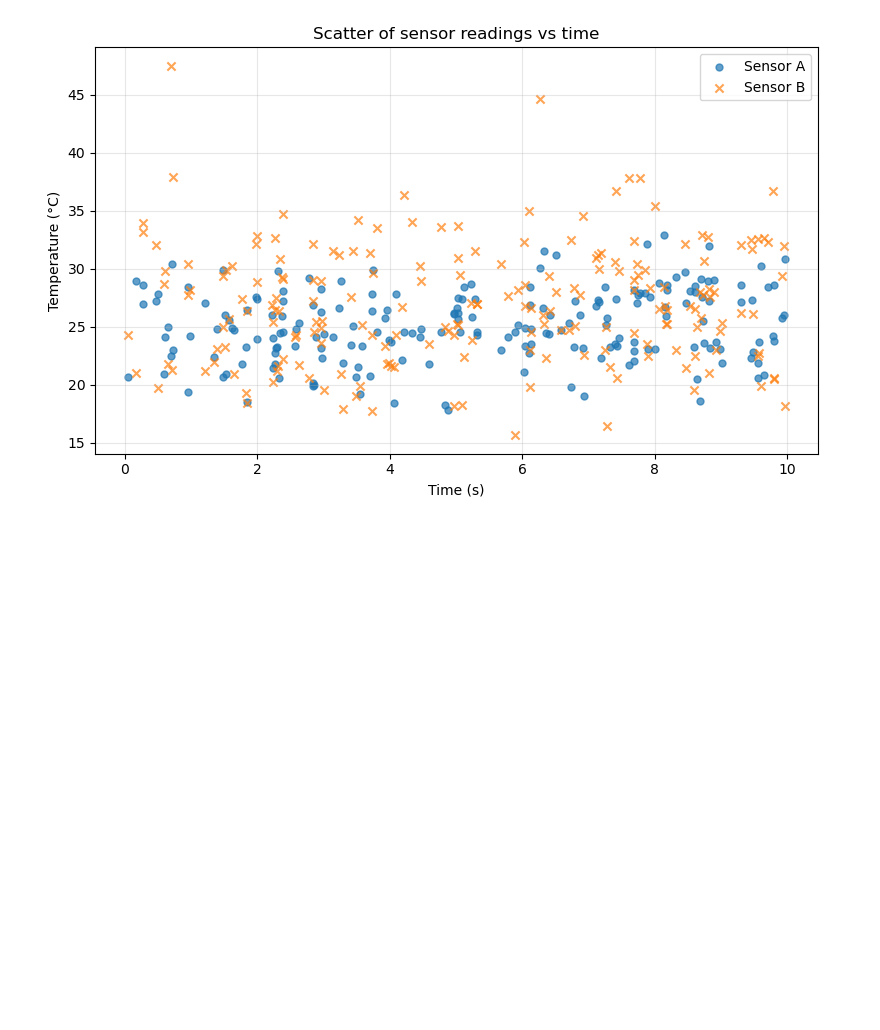
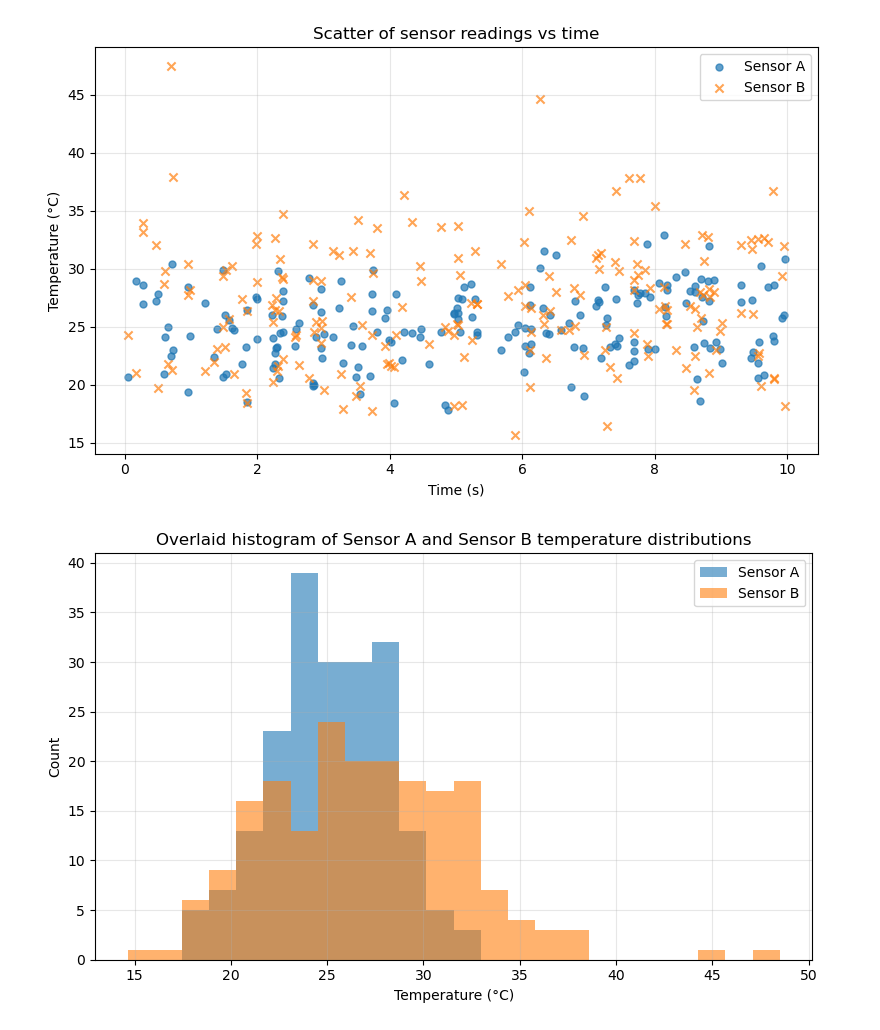
Before and after one commit to melonkgur/ece105-lab3-plots, a Jupyter notebook: lab3_sensor_plots.ipynb, the cells around one changed output. Drawn from its saved outputs; the diff is of its cells as text; code cells hidden in the pictures; blank space fills up the shorter version.

Commit message:
add sensor data histogram

```diff
--- a/lab3_sensor_plots.ipynb
+++ b/lab3_sensor_plots.ipynb
@@ -40,3 +40,32 @@ plt.tight_layout()
 plt.show()
 # %% [output]
 [figure]
+# %%
+# Overlaid histogram of Sensor A and Sensor B temperature distributions.
+# Expect sensor_a and sensor_b to be (200,) float64 arrays.
+try:
+    sensor_a
+except NameError:
+    sensor_a = sensor_A.astype(np.float64)
+try:
+    sensor_b
+except NameError:
+    sensor_b = sensor_B.astype(np.float64)
+
+# Choose bin edges that cover both distributions
+min_edge = min(sensor_a.min(), sensor_b.min()) - 1.0
+max_edge = max(sensor_a.max(), sensor_b.max()) + 1.0
+bins = np.linspace(min_edge, max_edge, 25)
+
+plt.figure(figsize=(8,5))
+plt.hist(sensor_a, bins=bins, alpha=0.6, color='C0', label='Sensor A')
+plt.hist(sensor_b, bins=bins, alpha=0.6, color='C1', label='Sensor B')
+plt.xlabel('Temperature (°C)')
+plt.ylabel('Count')
+plt.title('Overlaid histogram of Sensor A and Sensor B temperature distributions')
+plt.legend()
+plt.grid(alpha=0.3)
+plt.tight_layout()
+plt.show()
+# %% [output]
+[figure, added]
```
Also changed, not shown: 1 other file.
